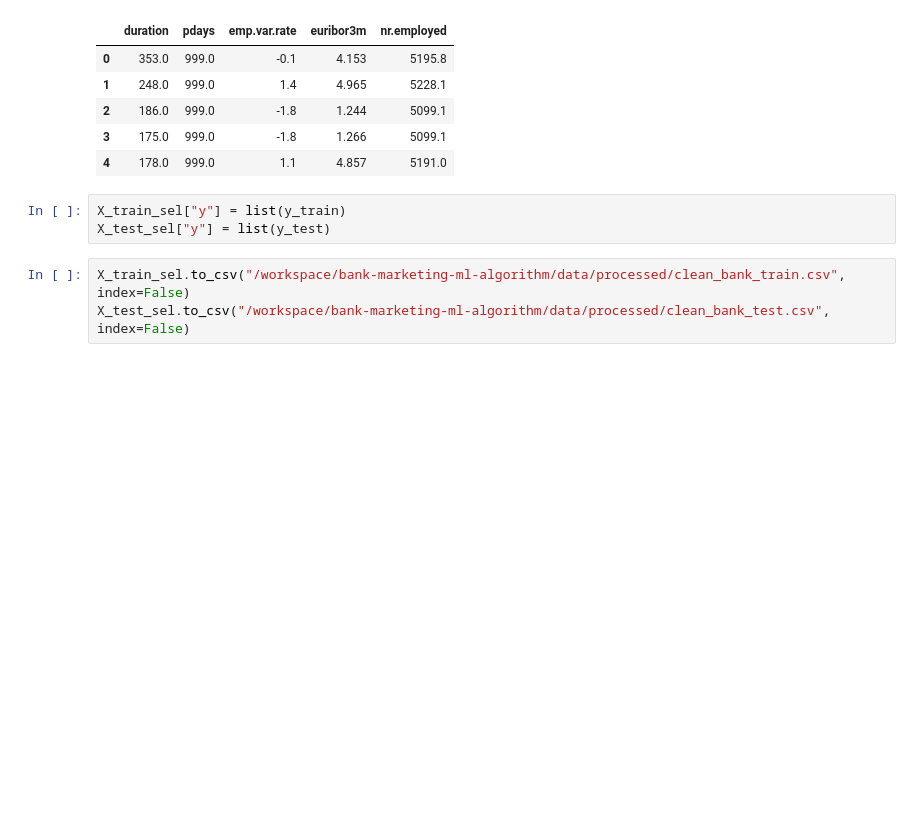
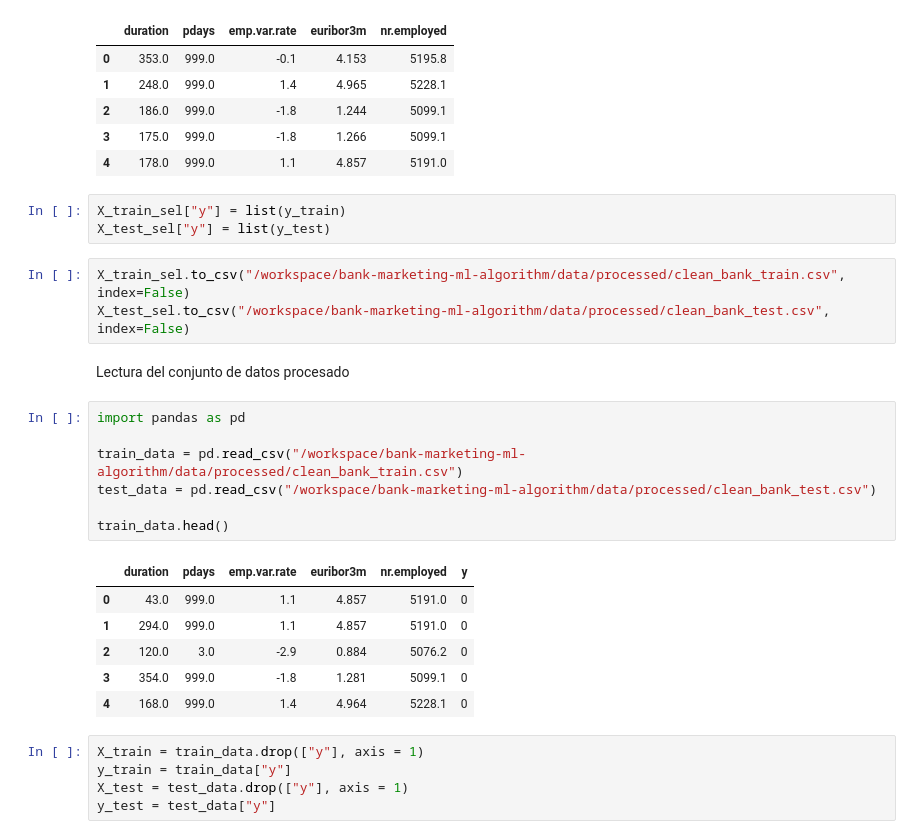
Before and after one commit to VonHyde/bank-marketing-ml-algorithm, a Jupyter notebook: src/explore.ipynb, the cells around one changed output. Saved outputs shown, nothing was run; the diff lists cells and outputs as text; blank space fills up the shorter version.

```diff
--- a/src/explore.ipynb
+++ b/src/explore.ipynb
@@ -323,3 +327,24 @@ X_test_sel["y"] = list(y_test)
 # %%
 X_train_sel.to_csv("/workspace/bank-marketing-ml-algorithm/data/processed/clean_bank_train.csv", index=False)
 X_test_sel.to_csv("/workspace/bank-marketing-ml-algorithm/data/processed/clean_bank_test.csv", index=False)
+# %% [markdown]
+Lectura del conjunto de datos procesado
+# %%
+import pandas as pd
+
+train_data = pd.read_csv("/workspace/bank-marketing-ml-algorithm/data/processed/clean_bank_train.csv")
+test_data = pd.read_csv("/workspace/bank-marketing-ml-algorithm/data/processed/clean_bank_test.csv")
+
+train_data.head()
+# %% [output]
+|  | duration | pdays | emp.var.rate | euribor3m | nr.employed | y |
+| 0 | 43.0 | 999.0 | 1.1 | 4.857 | 5191.0 | 0 |
+| 1 | 294.0 | 999.0 | 1.1 | 4.857 | 5191.0 | 0 |
+| 2 | 120.0 | 3.0 | -2.9 | 0.884 | 5076.2 | 0 |
+| 3 | 354.0 | 999.0 | -1.8 | 1.281 | 5099.1 | 0 |
+| 4 | 168.0 | 999.0 | 1.4 | 4.964 | 5228.1 | 0 |
+# %%
+X_train = train_data.drop(["y"], axis = 1)
+y_train = train_data["y"]
+X_test = test_data.drop(["y"], axis = 1)
+y_test = test_data["y"]
```
Also changed, not shown: parts of 17 cells of this notebook.
